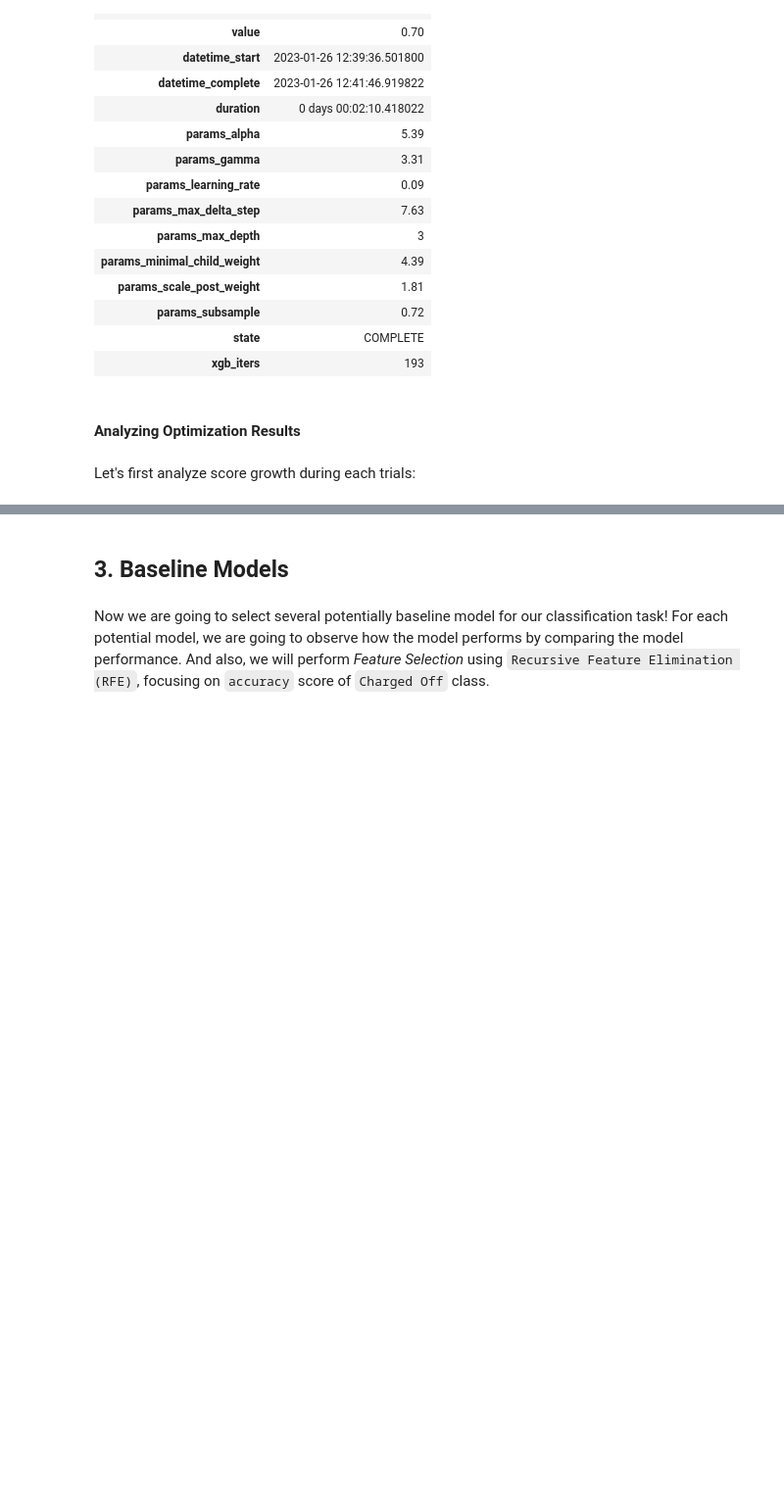
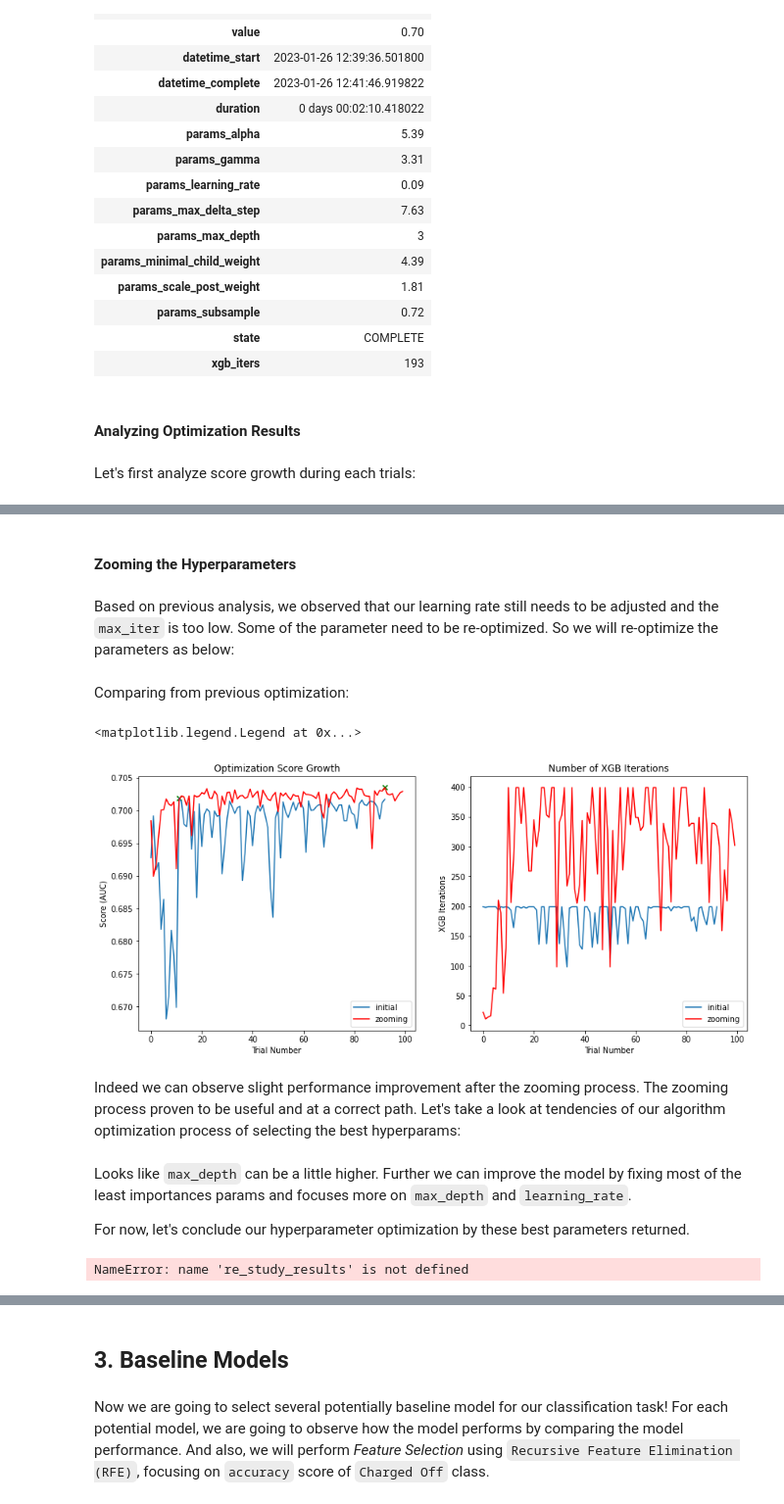
Before and after one commit to nbarizki/creditdefaultml, a Jupyter notebook: 3_Model_development.ipynb, the cells around one changed output, grey strips where cells are left out. Shown: that part at 98% size. Cells and saved outputs as stored; diff of their text form; code cells hidden in the pictures; blank space fills up the shorter version.

```diff
--- a/3_Model_development.ipynb
+++ b/3_Model_development.ipynb
@@ -675,0 +714,4 @@ Text(0.5, 1.0, 'Hyperparameter Importances')
+# %% [markdown]
+#### **Zooming the Hyperparameters**
+# %% [markdown]
+Based on previous analysis, we observed that our learning rate still needs to be adjusted and the `max_iter` is too low. Some of the parameter need to be re-optimized. So we will re-optimize the parameters as below:
@@ -675,0 +768,39 @@ Text(0.5, 1.0, 'Hyperparameter Importances')
+# %%
+# for model persistence
+import pickle
+import optuna
+
+# serialize
+# with open('models/re_study_1.pkl', 'wb') as f:
+#     pickle.dump(re_study, f)
+# with open('models/re_study_1_sampler.pkl', 'wb') as f:
+#     pickle.dump(re_study.sampler, f)
+# import serialized study
+re_study_sampler = pickle.load(open('models\\re_study_1_sampler.pkl', 'rb'))
+re_study = pickle.load(open('models\\re_study_1.pkl', 'rb'))
+# %% [markdown]
+Comparing from previous optimization:
+# %%
+# create dataframe
+re_study_results = create_df_from_study(re_study, 'models\\xgb_opt_log_2023-01-26_18-27.log')
+fig, ax = plt.subplots(1, 2, figsize=(14, 6))
+max_point_study_1 = study_results.loc[study_results.value == study_results.value.max(), ['number', 'value']].values[0]
+max_point_study_2 = re_study_results.loc[re_study_results.value == re_study_results.value.max(), ['number', 'value']].values[0]
+sns.lineplot(data=study_results, x='number', y='value', ax=ax[0], label='initial')
+sns.lineplot(data=study_results, x='number', y='xgb_iters', ax=ax[1], label='initial')
+sns.lineplot(data=re_study_results, x='number', y='value', color='red', ax=ax[0], label='zooming')
+sns.lineplot(data=re_study_results, x='number', y='xgb_iters', color='red', ax=ax[1], label='zooming')
+ax[0].scatter(x=[max_point_study_1[0]], y=[max_point_study_1[1]], marker='x', color='green')
+ax[0].scatter(x=[max_point_study_2[0]], y=[max_point_study_2[1]], marker='x', color='green')
+ax[0].set_xlabel('Trial Number')
+ax[0].set_ylabel('Score (AUC)')
+ax[0].set_title('Optimization Score Growth')
+ax[1].set_xlabel('Trial Number')
+ax[1].set_ylabel('XGB Iterations')
+ax[1].set_title('Number of XGB Iterations')
+plt.legend()
+# %% [output]
+<matplotlib.legend.Legend at 0x...>
+[figure, added]
+# %% [markdown]
+Indeed we can observe slight performance improvement after the zooming process. The zooming process proven to be useful and at a correct path. Let's take a look at tendencies of our algorithm optimization process of selecting the best hyperparams:
@@ -675,0 +809,16 @@ Text(0.5, 1.0, 'Hyperparameter Importances')
+# %% [markdown]
+Looks like `max_depth` can be a little higher. Further we can improve the model by fixing most of the least importances params and focuses more on `max_depth` and `learning_rate`.
+
+For now, let's conclude our hyperparameter optimization by these best parameters returned.
+# %%
+best_params = re_study.best_params
+best_params['scale_pos_weight'] = best_params['scale_post_weight']
+best_params['min_child_weight'] = best_params['minimal_child_weight']
+del best_params['scale_post_weight']
+del best_params['minimal_child_weight']
+final_classifier = XGBClassifier(n_estimators=334, **best_params)
+final_classifier.fit(X_train_transfd, y_train,verbose=False)
+
+re_study_results.sort_values(by='value', ascending=False).head(1).T
+# %% [output]
+NameError: name 're_study_results' is not defined
```
Also changed, not shown: parts of 32 cells of this notebook, 7 other files.
